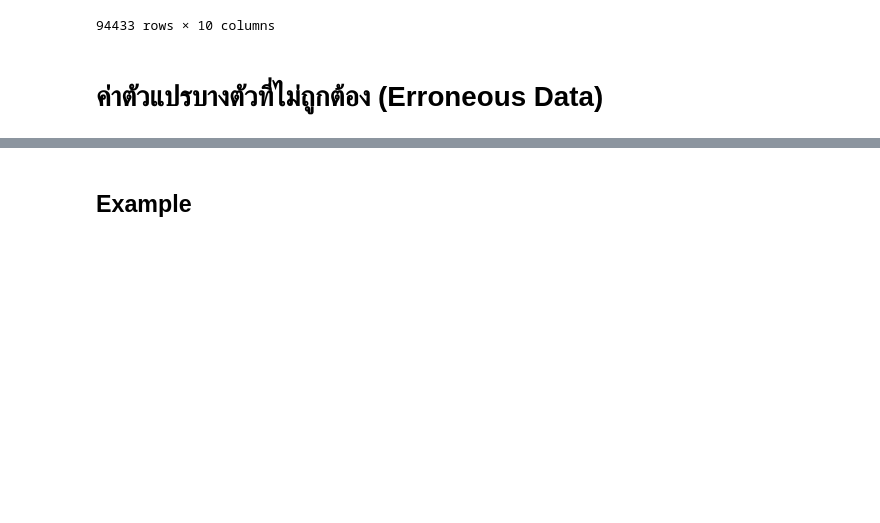
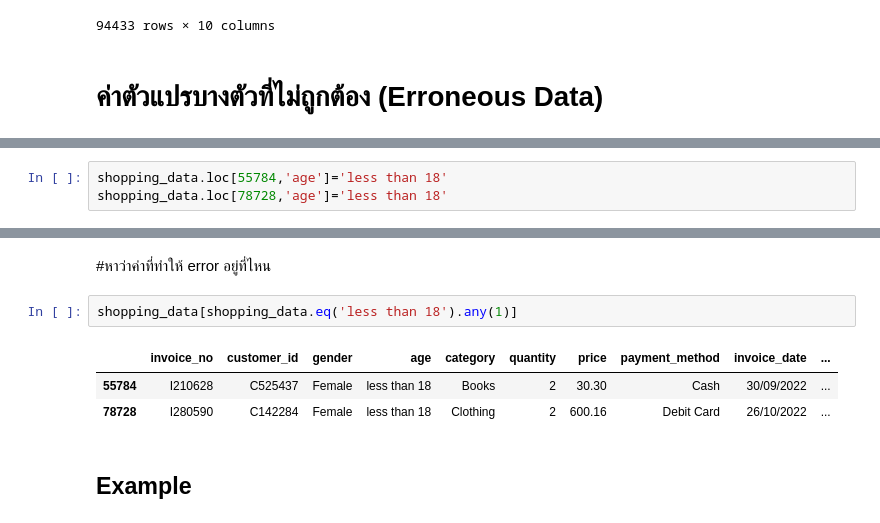
Before and after one commit to NarissaraYo/BSC_DPDM23, a Jupyter notebook: Data_Preprocessing.ipynb, the cells around one changed output, grey strips where cells are left out. Saved outputs shown, nothing was run; the diff lists cells and outputs as text; blank space fills up the shorter version.

```diff
--- a/Data_Preprocessing.ipynb
+++ b/Data_Preprocessing.ipynb
@@ -337,0 +358,3 @@ shopping_data[shopping_data['price']<=ret['whiskers'][1].get_ydata()[1]]
+# %%
+shopping_data.loc[55784,'age']='less than 18'
+shopping_data.loc[78728,'age']='less than 18'
@@ -338,3 +367,11 @@ shopping_data[shopping_data['price']<=ret['whiskers'][1].get_ydata()[1]]
+# %% [markdown]
+#หาว่าค่าที่ทำให้ error อยู่ที่ไหน
+# %%
+shopping_data[shopping_data.eq('less than 18').any(1)]
+# %% [output]
+|  | invoice_no | customer_id | gender | age | category | quantity | price | payment_method | invoice_date | ... |
+| 55784 | I210628 | C525437 | Female | less than 18 | Books | 2 | 30.30 | Cash | 30/09/2022 | ... |
+| 78728 | I280590 | C142284 | Female | less than 18 | Clothing | 2 | 600.16 | Debit Card | 26/10/2022 | ... |
 # %% [markdown]
 ## Example
 # %% [markdown]
```
Also changed, not shown: parts of 30 cells of this notebook.
